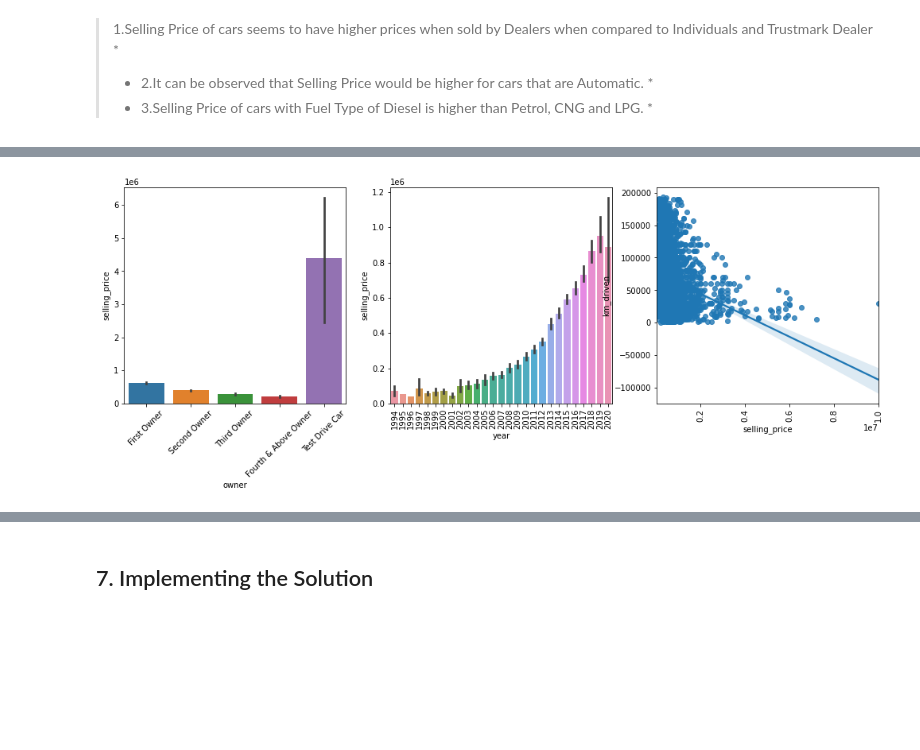
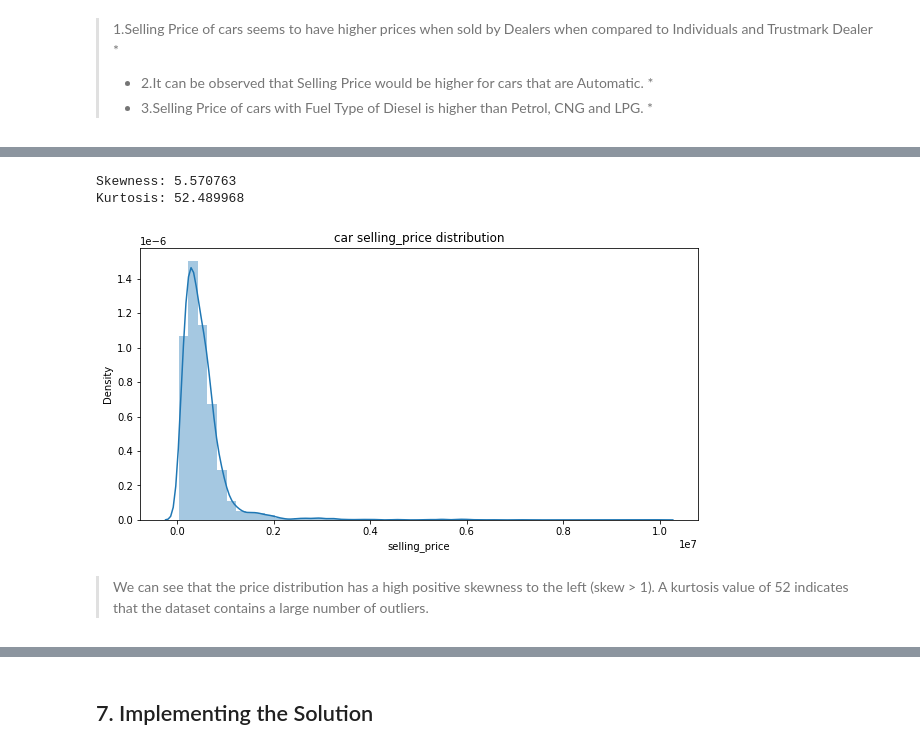
Before and after one commit to Wachira-2030/used-car-price-prediction, a Jupyter notebook: index1.ipynb, the cells around one changed output, grey strips where cells are left out. Cells and saved outputs as stored; diff of their text form; code cells hidden in the pictures; blank space fills up the shorter version.

```diff
--- a/index1.ipynb
+++ b/index1.ipynb
@@ -324,14 +330,0 @@ sns.scatterplot(data=car_df, x=car_df['year'], y=car_df['selling_price']);
-# %%
-plt.figure(figsize=[17,5])
-plt.subplot(1,3,1)
-sns.barplot(car_df['owner'],car_df['selling_price'])
-plt.xticks(rotation = 45)
-plt.subplot(1,3,2)
-sns.barplot(car_df['year'],car_df['selling_price'])
-plt.xticks(rotation = 90)
-plt.subplot(1,3,3)
-sns.regplot(car_df['selling_price'],car_df['km_driven'])
-plt.xticks(rotation = 90)
-plt.show()
-# %% [output]
-[figure, removed]
@@ -340,0 +331,17 @@ plt.show()
+# %%
+#checking for the distribution of the target variable
+plt.figure(figsize=(10,5))
+
+sns.distplot(car_df['selling_price'])
+plt.title('car selling_price distribution')
+
+print("Skewness: %f" % car_df['selling_price'].skew())
+print("Kurtosis: %f" % car_df['selling_price'].kurt())
+
+plt.show()
+# %% [output]
+Skewness: 5.570763
+Kurtosis: 52.489968
+[figure, added]
+# %% [markdown]
+>We can see that the price distribution has a high positive skewness to the left (skew > 1). A kurtosis value of 52 indicates that the dataset contains a large number of outliers.
```
Also changed, not shown: parts of 29 cells of this notebook.
